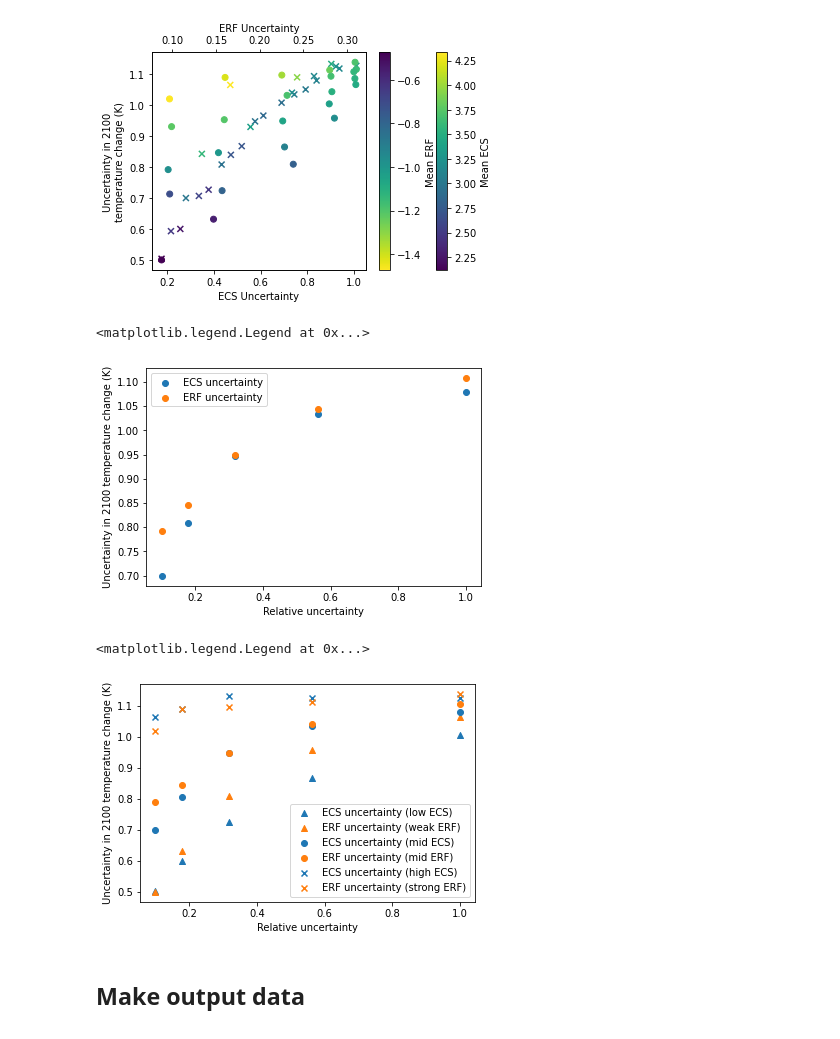
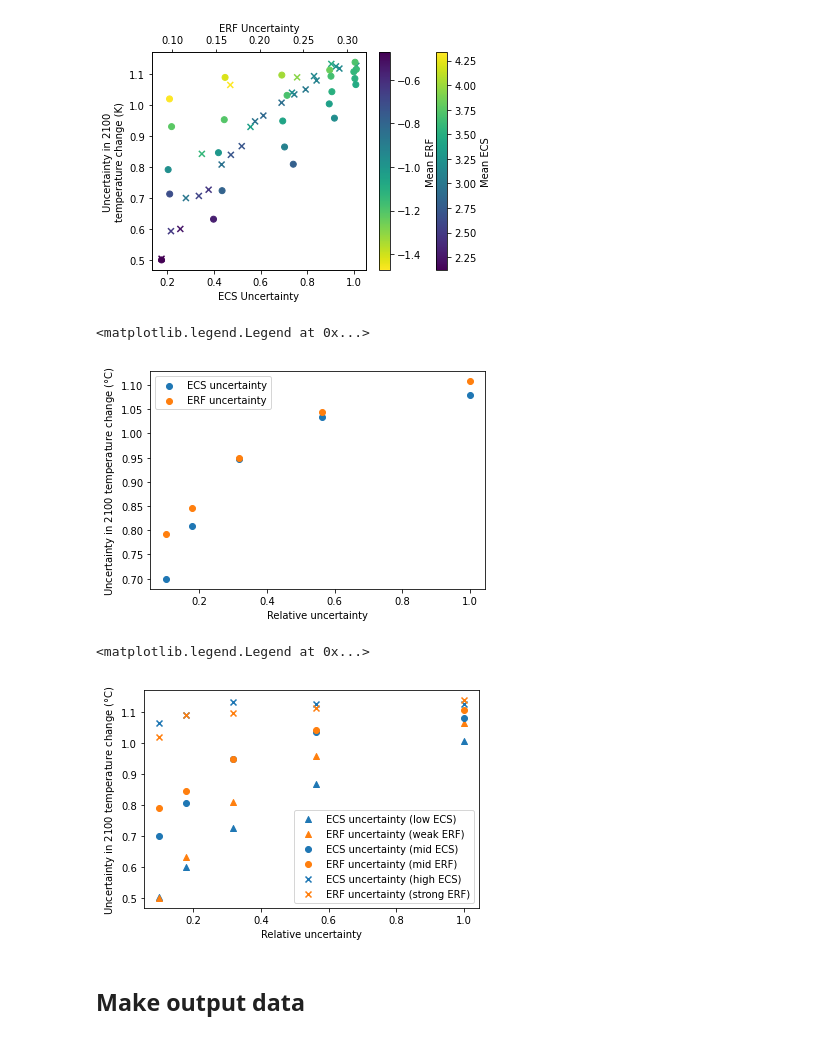
Before and after one commit to chrisroadmap/ar6-aerosol-uncertainty, a Jupyter notebook: notebooks/300_systematic_resampling.ipynb, the cells around one changed output. Drawn from its saved outputs; the diff is of its cells as text; code cells hidden in the pictures.

```diff
--- a/notebooks/300_systematic_resampling.ipynb
+++ b/notebooks/300_systematic_resampling.ipynb
@@ -196,27 +199,27 @@ erf_ds.plot.scatter('ERF Uncertainty', 'Uncertainty in 2100 temperature change (
 pl.scatter(ds.scalings, ds['Uncertainty in 2100 temperature change (K)'].squeeze().median('shifts'), label='ECS uncertainty')
 pl.scatter(erf_ds.scalings, erf_ds['Uncertainty in 2100 temperature change (K)'].squeeze().median('shifts'), label='ERF uncertainty')
 # pl.scatter(erf_ds.scalings, erf_ds['Uncertainty in 2100 temperature change (K)'].isel(shifts=3), label='ERF uncertainty')
-pl.setp(pl.gca(), xlabel='Relative uncertainty', ylabel='Uncertainty in 2100 temperature change (K)')
+pl.setp(pl.gca(), xlabel='Relative uncertainty', ylabel='Uncertainty in 2100 temperature change ($\degree$C)')
 pl.legend()
 # %% [output]
 <matplotlib.legend.Legend at 0x...>
-[figure, old version]
+[figure, new version]
 # %%
 # Plot a selection of uncertainty reductions across the different unrelying true values
 pl.scatter(ds.scalings, ds['Uncertainty in 2100 temperature change (K)'].isel(shifts=0), label=f"ECS uncertainty (low ECS)", marker='^', c='tab:blue')
 pl.scatter(erf_ds.scalings, erf_ds['Uncertainty in 2100 temperature change (K)'].isel(shifts=4), label='ERF uncertainty (weak ERF)', marker='^', c='tab:orange')
 
 pl.scatter(ds.scalings, ds['Uncertainty in 2100 temperature change (K)'].isel(shifts=2), label=f"ECS uncertainty (mid ECS)", marker='o', c='tab:blue')
 pl.scatter(erf_ds.scalings, erf_ds['Uncertainty in 2100 temperature change (K)'].isel(shifts=2), label='ERF uncertainty (mid ERF)', marker='o', c='tab:orange')
 
 pl.scatter(ds.scalings, ds['Uncertainty in 2100 temperature change (K)'].isel(shifts=4), label=f"ECS uncertainty (high ECS)", marker='x', c='tab:blue')
 pl.scatter(erf_ds.scalings, erf_ds['Uncertainty in 2100 temperature change (K)'].isel(shifts=0), label='ERF uncertainty (strong ERF)', marker='x', c='tab:orange')
 
-pl.setp(pl.gca(), xlabel='Relative uncertainty', ylabel='Uncertainty in 2100 temperature change (K)')
+pl.setp(pl.gca(), xlabel='Relative uncertainty', ylabel='Uncertainty in 2100 temperature change ($\degree$C)')
 pl.legend()
 # %% [output]
 <matplotlib.legend.Legend at 0x...>
-[figure, old version]
+[figure, new version]
 # %% [markdown]
 ## Make output data
 # %%
```
Also changed, not shown: parts of 16 cells of this notebook.
